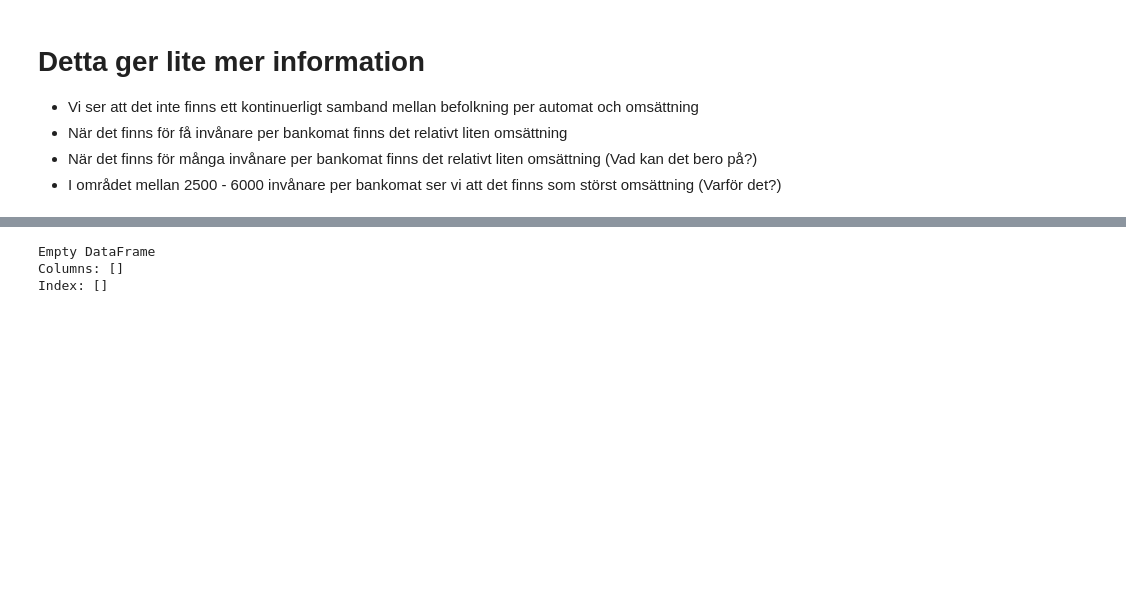
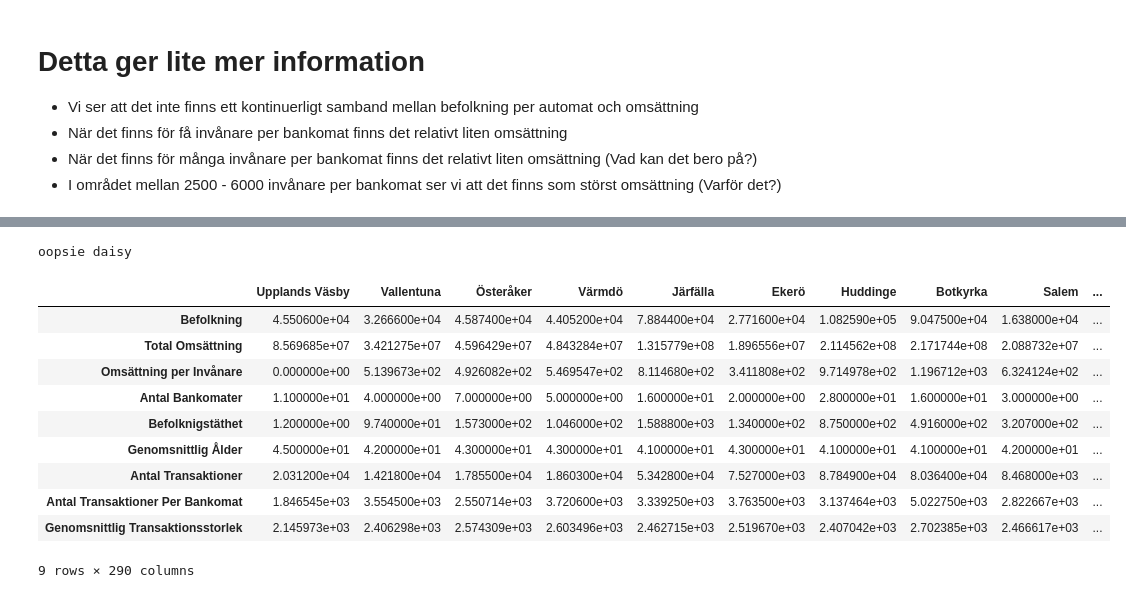
Before and after one commit to FabianFix/Kvaff-Projekt, a Jupyter notebook: project.ipynb, the cells around one changed output, grey strips where cells are left out. Drawn from its saved outputs; the diff is of its cells as text; code cells hidden in the pictures; blank space fills up the shorter version.

Commit message:
added dataframe

```diff
--- a/project.ipynb
+++ b/project.ipynb
@@ -88,38 +110,48 @@ year = int(month[0:4])
 
 dataDict = defaultdict(dict)
 
 for kommun in data.kommuner:
     try:
         namn = kommun.namn
         befolkning = kommun.data[month]["total"]
         totalOmsättning = kommun.totalOmsättning
         omsättningPerInvånare = kommun.omsättningPerInvånare
         antalBankomater = kommun.antalBankomater
         befolkningstäthet = kommun.befolkningstätheter[year]
         snittÅlder = kommun.snittÅlder
         antalTransaktioner = kommun.totalTransaktionsAntal
         antalTransaktionerPerBankomat = kommun.snittTransaktionsAntal
         genomsnittligTransaktionsStorlek = kommun.totalOmsättning / kommun.totalTransaktionsAntal
-
+    except:
+        print("oopsie daisy")
+    try:
         dataDict[namn] = {
             "Befolkning": befolkning,
             "Total Omsättning": totalOmsättning,
             "Omsättning per Invånare": omsättningPerInvånare,
             "Antal Bankomater": antalBankomater,
             "Befolknigstäthet": befolkningstäthet,
             "Genomsnittlig Ålder": snittÅlder,
             "Antal Transaktioner": antalTransaktioner,
             "Antal Transaktioner Per Bankomat": antalTransaktionerPerBankomat,
             "Genomsnittlig Transaktionsstorlek": genomsnittligTransaktionsStorlek
         }
-    except:
-        pass
-
+    except: pass
 
 df = pd.DataFrame(dataDict)
+df.to_csv("initialResults.tsv", sep="\t")
 
-print(df)
+display(df)
 # %% [output]
-Empty DataFrame
-Columns: []
-Index: []
+oopsie daisy
+|  | Upplands Väsby | Vallentuna | Österåker | Värmdö | Järfälla | Ekerö | Huddinge | Botkyrka | Salem | ... |
+| Befolkning | 4.550600e+04 | 3.266600e+04 | 4.587400e+04 | 4.405200e+04 | 7.884400e+04 | 2.771600e+04 | 1.082590e+05 | 9.047500e+04 | 1.638000e+04 | ... |
+| Total Omsättning | 8.569685e+07 | 3.421275e+07 | 4.596429e+07 | 4.843284e+07 | 1.315779e+08 | 1.896556e+07 | 2.114562e+08 | 2.171744e+08 | 2.088732e+07 | ... |
+| Omsättning per Invånare | 0.000000e+00 | 5.139673e+02 | 4.926082e+02 | 5.469547e+02 | 8.114680e+02 | 3.411808e+02 | 9.714978e+02 | 1.196712e+03 | 6.324124e+02 | ... |
+| Antal Bankomater | 1.100000e+01 | 4.000000e+00 | 7.000000e+00 | 5.000000e+00 | 1.600000e+01 | 2.000000e+00 | 2.800000e+01 | 1.600000e+01 | 3.000000e+00 | ... |
+| Befolknigstäthet | 1.200000e+00 | 9.740000e+01 | 1.573000e+02 | 1.046000e+02 | 1.588800e+03 | 1.340000e+02 | 8.750000e+02 | 4.916000e+02 | 3.207000e+02 | ... |
+| Genomsnittlig Ålder | 4.500000e+01 | 4.200000e+01 | 4.300000e+01 | 4.300000e+01 | 4.100000e+01 | 4.300000e+01 | 4.100000e+01 | 4.100000e+01 | 4.200000e+01 | ... |
+| Antal Transaktioner | 2.031200e+04 | 1.421800e+04 | 1.785500e+04 | 1.860300e+04 | 5.342800e+04 | 7.527000e+03 | 8.784900e+04 | 8.036400e+04 | 8.468000e+03 | ... |
+| Antal Transaktioner Per Bankomat | 1.846545e+03 | 3.554500e+03 | 2.550714e+03 | 3.720600e+03 | 3.339250e+03 | 3.763500e+03 | 3.137464e+03 | 5.022750e+03 | 2.822667e+03 | ... |
+| Genomsnittlig Transaktionsstorlek | 2.145973e+03 | 2.406298e+03 | 2.574309e+03 | 2.603496e+03 | 2.462715e+03 | 2.519670e+03 | 2.407042e+03 | 2.702385e+03 | 2.466617e+03 | ... |
+9 rows × 290 columns
```
Also changed, not shown: parts of 5 cells of this notebook, 3 other files.
